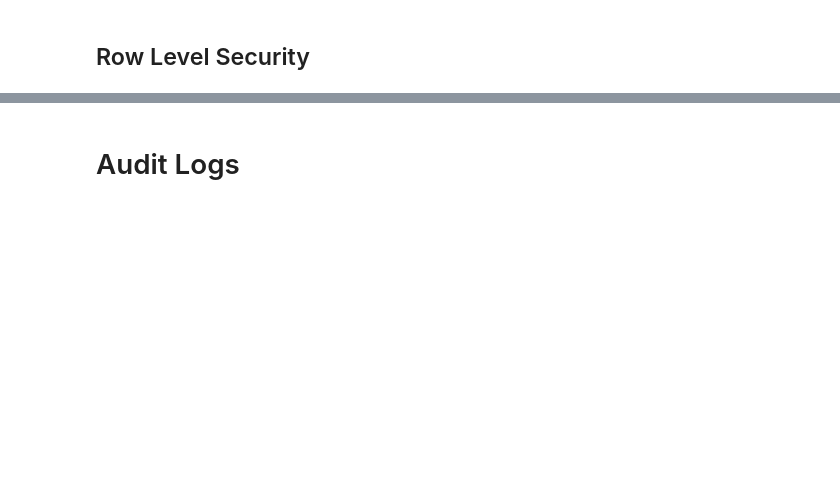
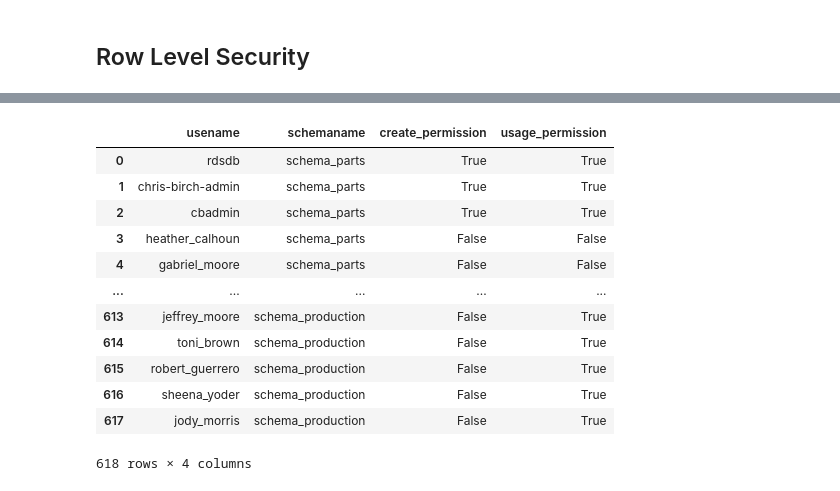
Before and after one commit to DataPointChris/redshift_connect, a Jupyter notebook: connect.ipynb, the cells around one changed output, grey strips where cells are left out. Saved outputs shown, nothing was run; the diff lists cells and outputs as text; code cells hidden in the pictures; blank space fills up the shorter version.

```diff
--- a/connect.ipynb
+++ b/connect.ipynb
@@ -523,15 +622,31 @@ WHERE
     AND s.schemaname = 'second_schema';
 """).fetch_dataframe()
 # %%
-# view all permissions for all users
+# User Permissions
 c.execute("""
 SELECT
     u.usename,
     s.schemaname,
     has_schema_privilege(u.usename,s.schemaname,'create') AS create_permission,
     has_schema_privilege(u.usename,s.schemaname,'usage') AS usage_permission
 FROM
     pg_user u
 CROSS JOIN
-    (SELECT DISTINCT schemaname FROM pg_tables) s;
+    (SELECT DISTINCT schemaname FROM pg_tables
+     where schemaname not like 'pg_%'
+     and schemaname not like 'information_schema') s;
 """).fetch_dataframe()
+# %% [output]
+|  | usename | schemaname | create_permission | usage_permission |
+| 0 | rdsdb | schema_parts | True | True |
+| 1 | chris-birch-admin | schema_parts | True | True |
+| 2 | cbadmin | schema_parts | True | True |
+| 3 | heather_calhoun | schema_parts | False | False |
+| 4 | gabriel_moore | schema_parts | False | False |
+| ... | ... | ... | ... | ... |
+| 613 | jeffrey_moore | schema_production | False | True |
+| 614 | toni_brown | schema_production | False | True |
+| 615 | robert_guerrero | schema_production | False | True |
+| 616 | sheena_yoder | schema_production | False | True |
+| 617 | jody_morris | schema_production | False | True |
+618 rows × 4 columns
@@ -575,2 +652,0 @@ df('select user, current_aws_account, current_database(), current_schema();')
-# %% [markdown]
-# Audit Logs
```
Also changed, not shown: parts of 62 cells of this notebook, 13 other files.
